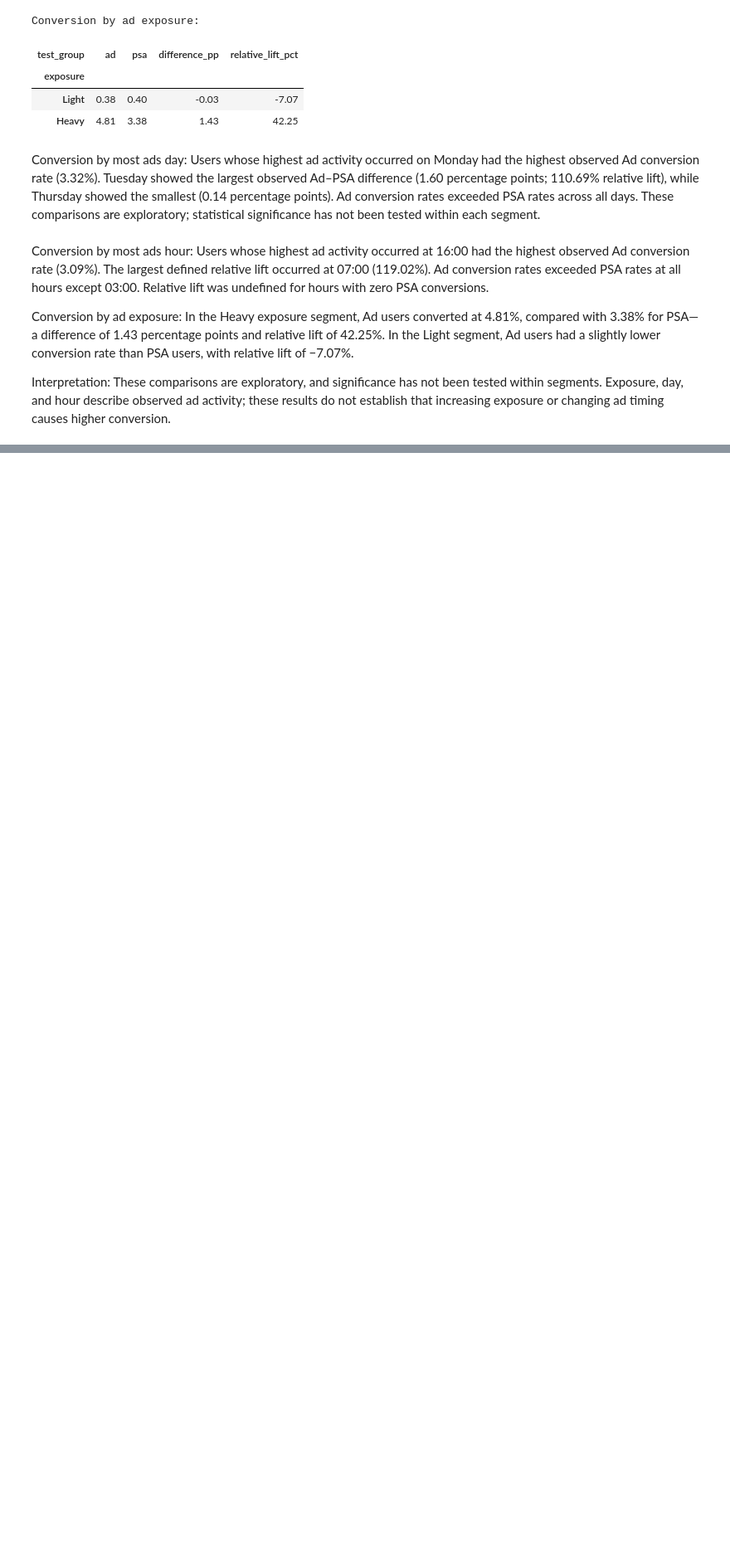
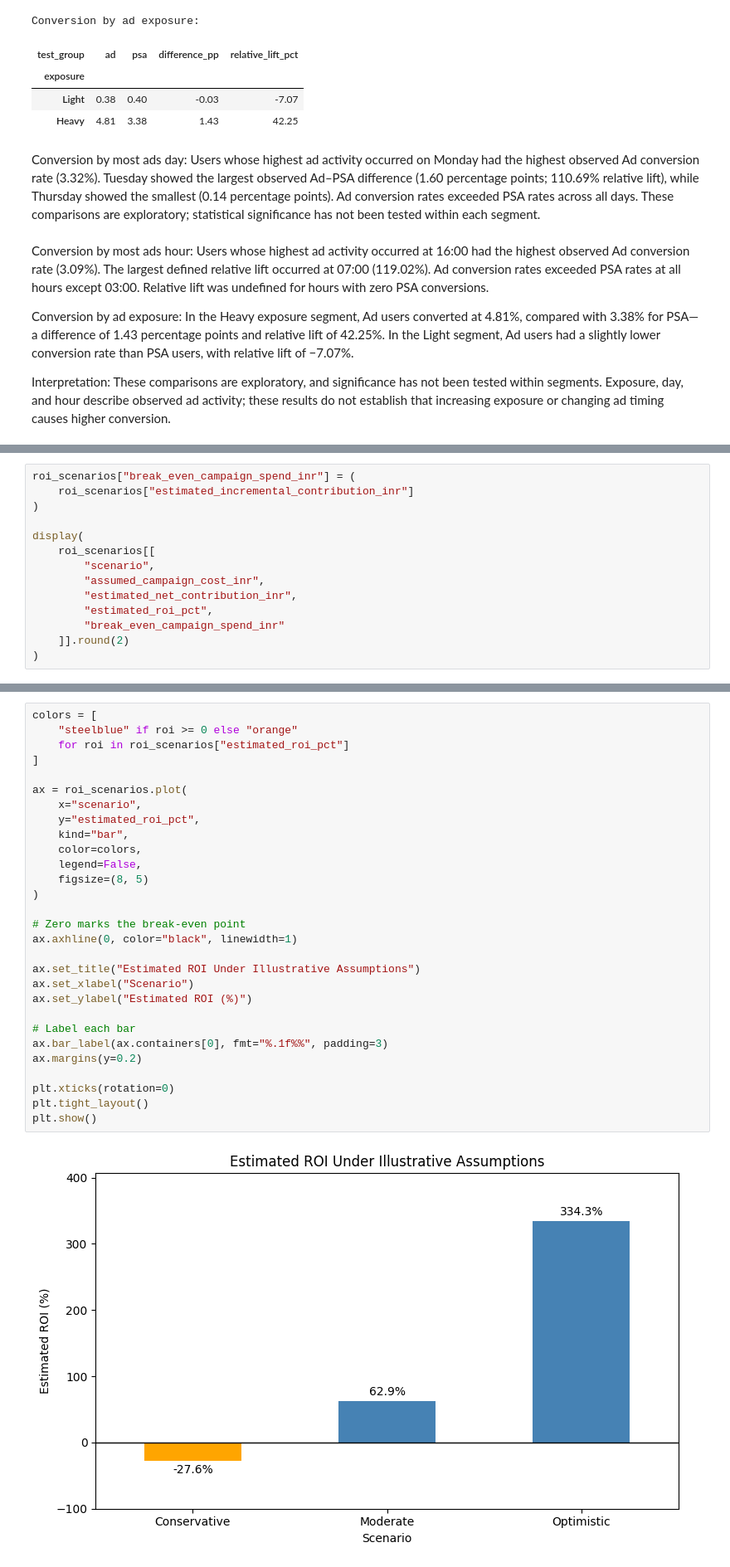
Before and after one commit to mehakgupta0406/marketing-ab-test-analysis, a Jupyter notebook: Marketing_ab_testing.ipynb, the cells around one changed output, grey strips where cells are left out. Shown at 83% size. Saved outputs shown, nothing was run; the diff lists cells and outputs as text; blank space fills up the shorter version.

```diff
--- a/Marketing_ab_testing.ipynb
+++ b/Marketing_ab_testing.ipynb
@@ -655,0 +712,14 @@ Interpretation: These comparisons are exploratory, and significance has not been
+# %%
+roi_scenarios["break_even_campaign_spend_inr"] = (
+    roi_scenarios["estimated_incremental_contribution_inr"]
+)
+
+display(
+    roi_scenarios[[
+        "scenario",
+        "assumed_campaign_cost_inr",
+        "estimated_net_contribution_inr",
+        "estimated_roi_pct",
+        "break_even_campaign_spend_inr"
+    ]].round(2)
+)
@@ -655,0 +731,31 @@ Interpretation: These comparisons are exploratory, and significance has not been
+# %%
+colors = [
+    "steelblue" if roi >= 0 else "orange"
+    for roi in roi_scenarios["estimated_roi_pct"]
+]
+
+ax = roi_scenarios.plot(
+    x="scenario",
+    y="estimated_roi_pct",
+    kind="bar",
+    color=colors,
+    legend=False,
+    figsize=(8, 5)
+)
+
+# Zero marks the break-even point
+ax.axhline(0, color="black", linewidth=1)
+
+ax.set_title("Estimated ROI Under Illustrative Assumptions")
+ax.set_xlabel("Scenario")
+ax.set_ylabel("Estimated ROI (%)")
+
+# Label each bar
+ax.bar_label(ax.containers[0], fmt="%.1f%%", padding=3)
+ax.margins(y=0.2)
+
+plt.xticks(rotation=0)
+plt.tight_layout()
+plt.show()
+# %% [output]
+[figure, added]
```
Also changed, not shown: parts of 6 cells of this notebook.
